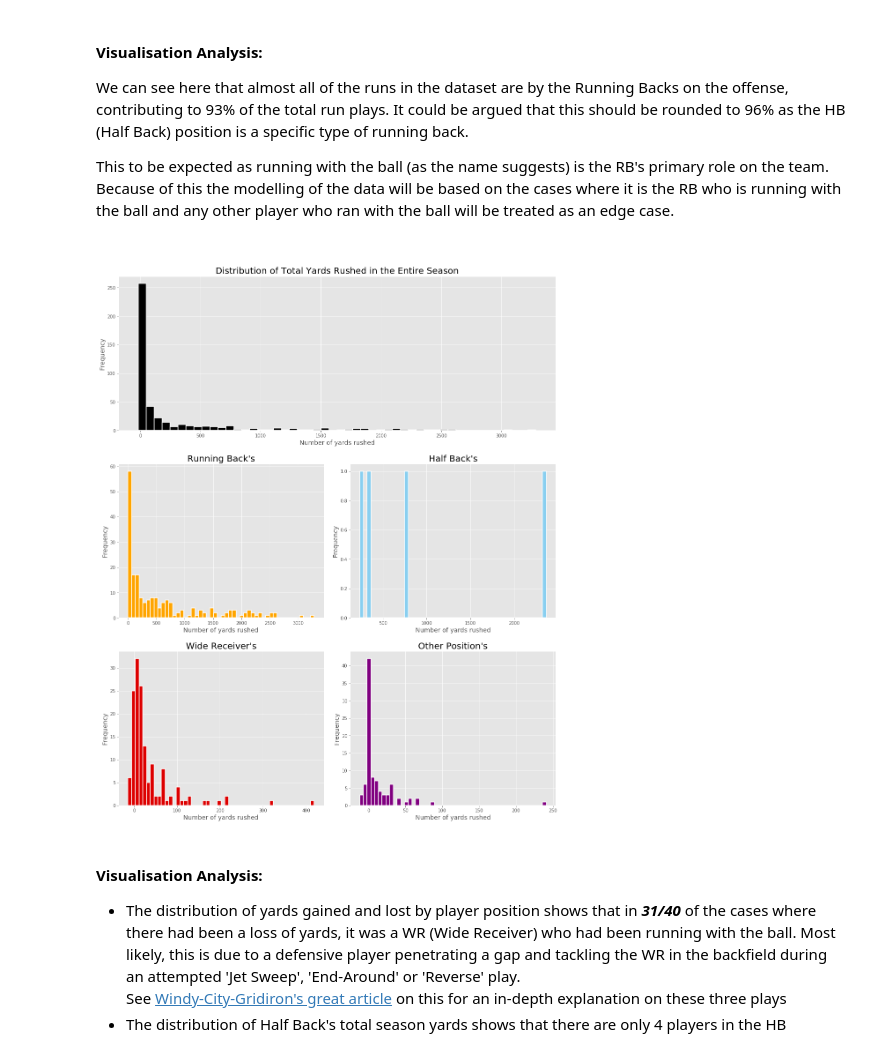
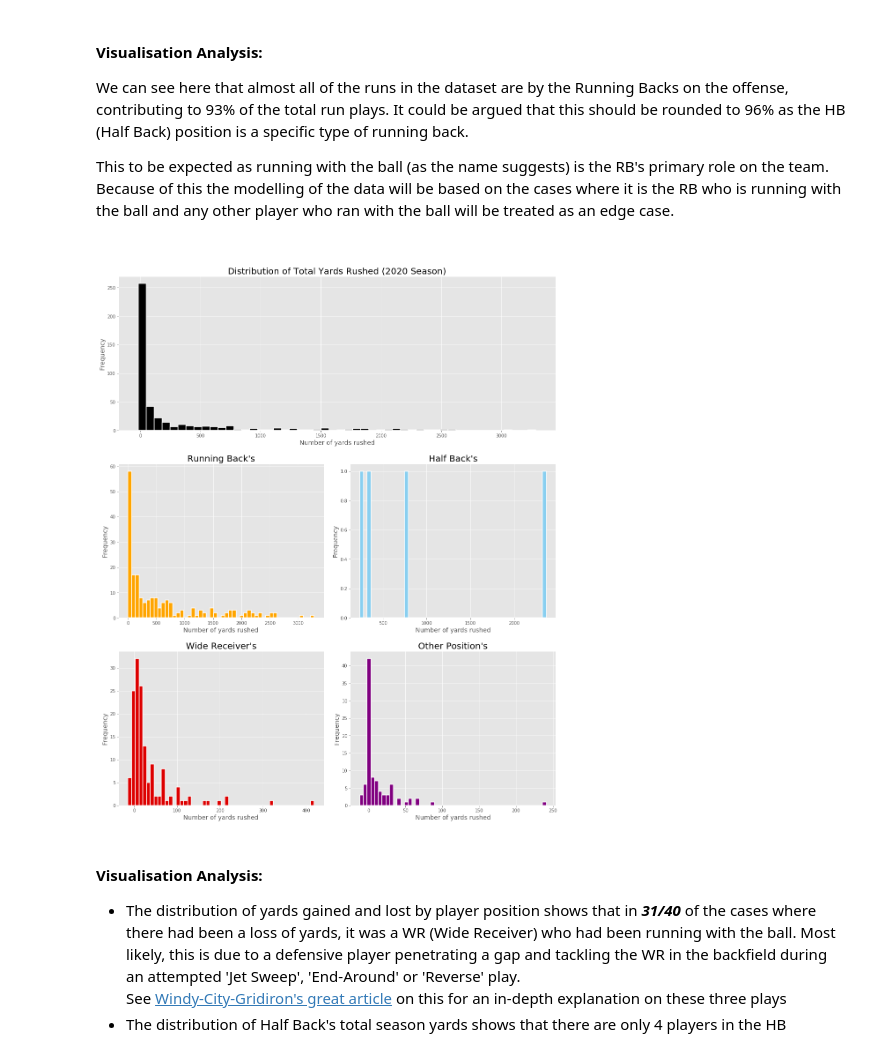
Before and after one commit to Louis-Bad/NFL-Rushing-Yards, a Jupyter notebook: main.ipynb, the cells around one changed output. Saved outputs shown, nothing was run; the diff lists cells and outputs as text; code cells hidden in the pictures.

```diff
--- a/main.ipynb
+++ b/main.ipynb
@@ -258,12 +258,12 @@ plt.style.use('ggplot')
 fig = plt.figure(figsize=(15,18))
 
 # total distribution of run plays in the dataset
-all_rushers_total = df.loc[df['IsRusher'] == "YES"]
-all_rushers_total = all_rushers_total.groupby('NflId').sum()['Yards']
+all_rushers_df = df.loc[df['IsRusher'] == "YES"]
+all_rushers_total = all_rushers_df.groupby('NflId').sum()['Yards']
 
 # aesthetic values for the plot
 fig.add_subplot(3,2, (1,2))
-plt.title('Distribution of Total Yards Rushed in the Entire Season', fontsize=20)
+plt.title('Distribution of Total Yards Rushed (2020 Season)', fontsize=20)
 plt.xlabel('Number of yards rushed', fontsize=14)
 plt.ylabel('Frequency', fontsize=14)
 
@@ -272,8 +272,8 @@ plt.hist(all_rushers_total, bins=50, color='black', edgecolor='white', linewidth
 
 
 # running back distribution
-rb_total = df.loc[(df['IsRusher'] == "YES") & (df['Position'] == "RB")]
-rb_total = rb_total.loc[:, ['NflId', 'Yards']].groupby('NflId').sum()['Yards']
+rb_df = df.loc[(df['IsRusher'] == "YES") & (df['Position'] == "RB")]
+rb_total = rb_df.loc[:, ['NflId', 'Yards']].groupby('NflId').sum()['Yards']
 
 # aesthetic values for the plot
 fig.add_subplot(3,2,3)
@@ -286,8 +286,8 @@ plt.hist(rb_total, bins=50, color='#ffa500', edgecolor='white', linewidth=1.5)
 
 
 # Half back distribution
-hb_total = df.loc[(df['IsRusher'] == "YES") & (df['Position'] == "HB")]
-hb_total = hb_total.loc[:, ['NflId', 'Yards']].groupby('NflId').sum()['Yards']
+hb_df = df.loc[(df['IsRusher'] == "YES") & (df['Position'] == "HB")]
+hb_total = hb_df.loc[:, ['NflId', 'Yards']].groupby('NflId').sum()['Yards']
 
 # aesthetic values for the plot
 fig.add_subplot(3,2,4)
@@ -300,43 +300,43 @@ plt.hist(hb_total, bins=50, color='#89cff0', edgecolor='white', linewidth=1.5)
 
 
 # Wide Receiver distribution
-wr_total = df.loc[(df['IsRusher'] == "YES") & (df['Position'] == "WR")]
-wr_total = wr_total.loc[:, ['NflId', 'Yards']].groupby('NflId').sum()['Yards']
+wr_df = df.loc[(df['IsRusher'] == "YES") & (df['Position'] == "WR")]
+wr_total = wr_df.loc[:, ['NflId', 'Yards']].groupby('NflId').sum()['Yards']
 
 # aesthetic values for the plot
 fig.add_subplot(3,2,5)
 plt.title('Wide Receiver\'s', fontsize=20)
 plt.xlabel('Number of yards rushed', fontsize=14)
 plt.ylabel('Frequency', fontsize=14)
 
 plt.hist(wr_total, bins=50, color='#DD0000', edgecolor='white', linewidth=1.5)
 
 
 
 # Other distribution
-other_total = df.loc[(df['IsRusher'] == "YES") & ((df['Position'] == "FB")
+other_df = df.loc[(df['IsRusher'] == "YES") & ((df['Position'] == "FB")
                                                | (df['Position'] == "QB")
                                                | (df['Position'] == "TE")
                                                | (df['Position'] == "CB")
                                                | (df['Position'] == "DT")
                                                | (df['Position'] == "G")
                                                | (df['Position'] == "DE"))]
 
-other_total = other_total.loc[:, ['NflId', 'Yards']].groupby('NflId').sum()['Yards']
+other_total = other_df.loc[:, ['NflId', 'Yards']].groupby('NflId').sum()['Yards']
 
 # aesthetic values for the plot
 fig.add_subplot(3,2,6)
 plt.title('Other Position\'s', fontsize=20)
 plt.xlabel('Number of yards rushed', fontsize=14)
 plt.ylabel('Frequency', fontsize=14)
 
 plt.hist(other_total, bins=50, color='#800080', edgecolor='white', linewidth=1.5)
 
 
 plt.tight_layout(pad=2)
 plt.show();
 # %% [output]
-[figure, old version]
+[figure, new version]
 # %% [markdown]
 #### Visualisation Analysis:
 - The distribution of yards gained and lost by player position shows that in ***31/40*** of the cases where there had been a loss of yards, it was a WR (Wide Receiver) who had been running with the ball. Most likely, this is due to a defensive player penetrating a gap and tackling the WR in the backfield during an attempted 'Jet Sweep', 'End-Around' or 'Reverse' play. <br>
```
Also changed, not shown: parts of 23 cells of this notebook.
